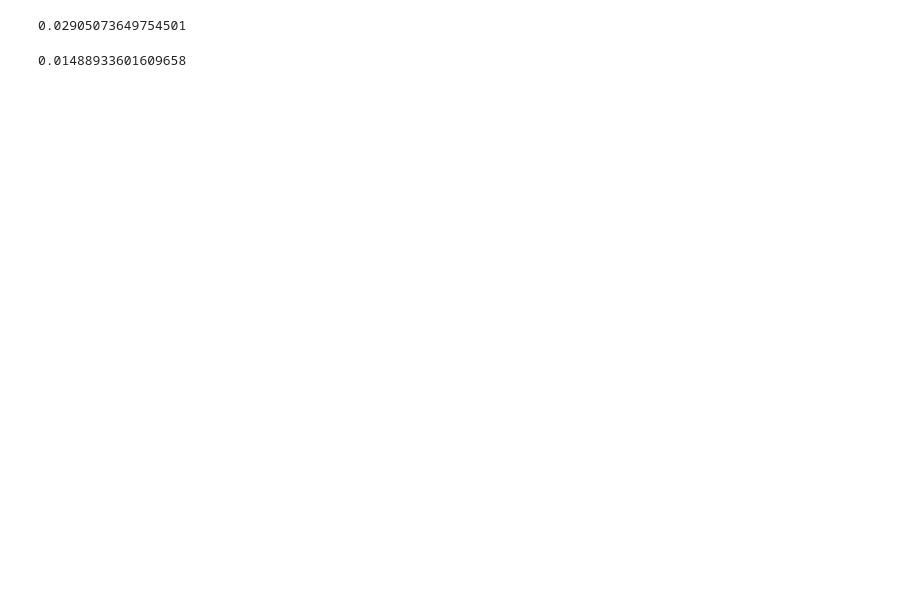
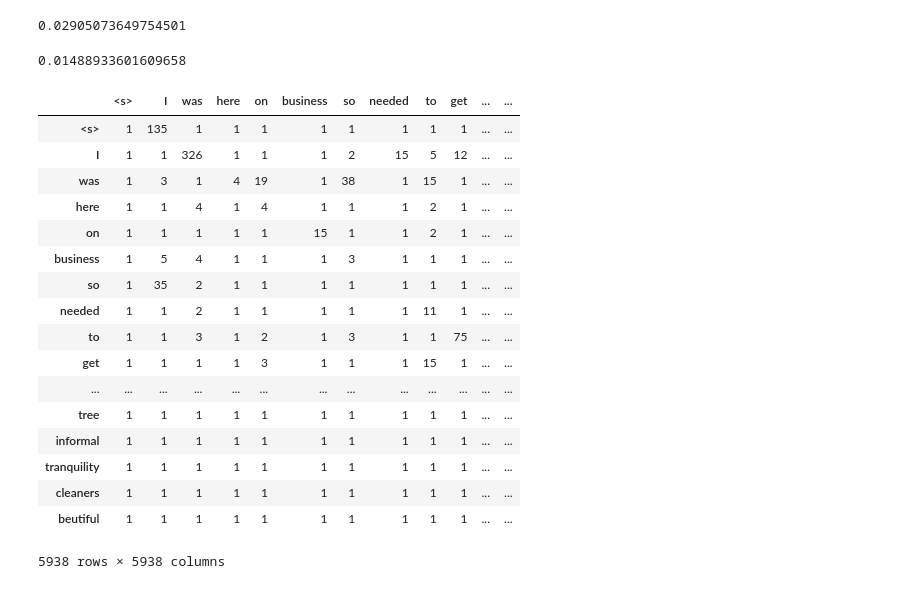
Before and after one commit to bryantleee/NLP_P1, a Jupyter notebook: NLP P1.ipynb, the cells around one changed output. Cells and saved outputs as stored; diff of their text form; code cells hidden in the pictures; blank space fills up the shorter version.

Commit message:
added smoothed bigram corpus

```diff
--- a/NLP P1.ipynb
+++ b/NLP P1.ipynb
@@ -52,3 +53,9 @@ def get_bigram_prob(corpus, bigram_to_test):
 get_bigram_prob(deceptive_bigram, ('I', 'am'))
 # %% [output]
 0.01488933601609658
+# %%
+def get_smoothed_bigram_corpus(unigram_corpus, bigrams):
+    df = pd.DataFrame(1, index = unigram_corpus, columns = unigram_corpus)
+    for bigram in bigrams:
+        df.loc[bigram[0], bigram[1]] += bigrams[bigram]
+    return df
@@ -54,0 +65,21 @@ get_bigram_prob(deceptive_bigram, ('I', 'am'))
+# %%
+get_smoothed_bigram_corpus(deceptive_unigram, deceptive_bigram)
+# %% [output]
+|  | <s> | I | was | here | on | business | so | needed | to | get | ... | ... |
+| <s> | 1 | 135 | 1 | 1 | 1 | 1 | 1 | 1 | 1 | 1 | ... | ... |
+| I | 1 | 1 | 326 | 1 | 1 | 1 | 2 | 15 | 5 | 12 | ... | ... |
+| was | 1 | 3 | 1 | 4 | 19 | 1 | 38 | 1 | 15 | 1 | ... | ... |
+| here | 1 | 1 | 4 | 1 | 4 | 1 | 1 | 1 | 2 | 1 | ... | ... |
+| on | 1 | 1 | 1 | 1 | 1 | 15 | 1 | 1 | 2 | 1 | ... | ... |
+| business | 1 | 5 | 4 | 1 | 1 | 1 | 3 | 1 | 1 | 1 | ... | ... |
+| so | 1 | 35 | 2 | 1 | 1 | 1 | 1 | 1 | 1 | 1 | ... | ... |
+| needed | 1 | 1 | 2 | 1 | 1 | 1 | 1 | 1 | 11 | 1 | ... | ... |
+| to | 1 | 1 | 3 | 1 | 2 | 1 | 3 | 1 | 1 | 75 | ... | ... |
+| get | 1 | 1 | 1 | 1 | 3 | 1 | 1 | 1 | 15 | 1 | ... | ... |
+| ... | ... | ... | ... | ... | ... | ... | ... | ... | ... | ... | ... | ... |
+| tree | 1 | 1 | 1 | 1 | 1 | 1 | 1 | 1 | 1 | 1 | ... | ... |
+| informal | 1 | 1 | 1 | 1 | 1 | 1 | 1 | 1 | 1 | 1 | ... | ... |
+| tranquility | 1 | 1 | 1 | 1 | 1 | 1 | 1 | 1 | 1 | 1 | ... | ... |
+| cleaners | 1 | 1 | 1 | 1 | 1 | 1 | 1 | 1 | 1 | 1 | ... | ... |
+| beutiful | 1 | 1 | 1 | 1 | 1 | 1 | 1 | 1 | 1 | 1 | ... | ... |
+5938 rows × 5938 columns
```
Also changed, not shown: parts of 3 cells of this notebook.
